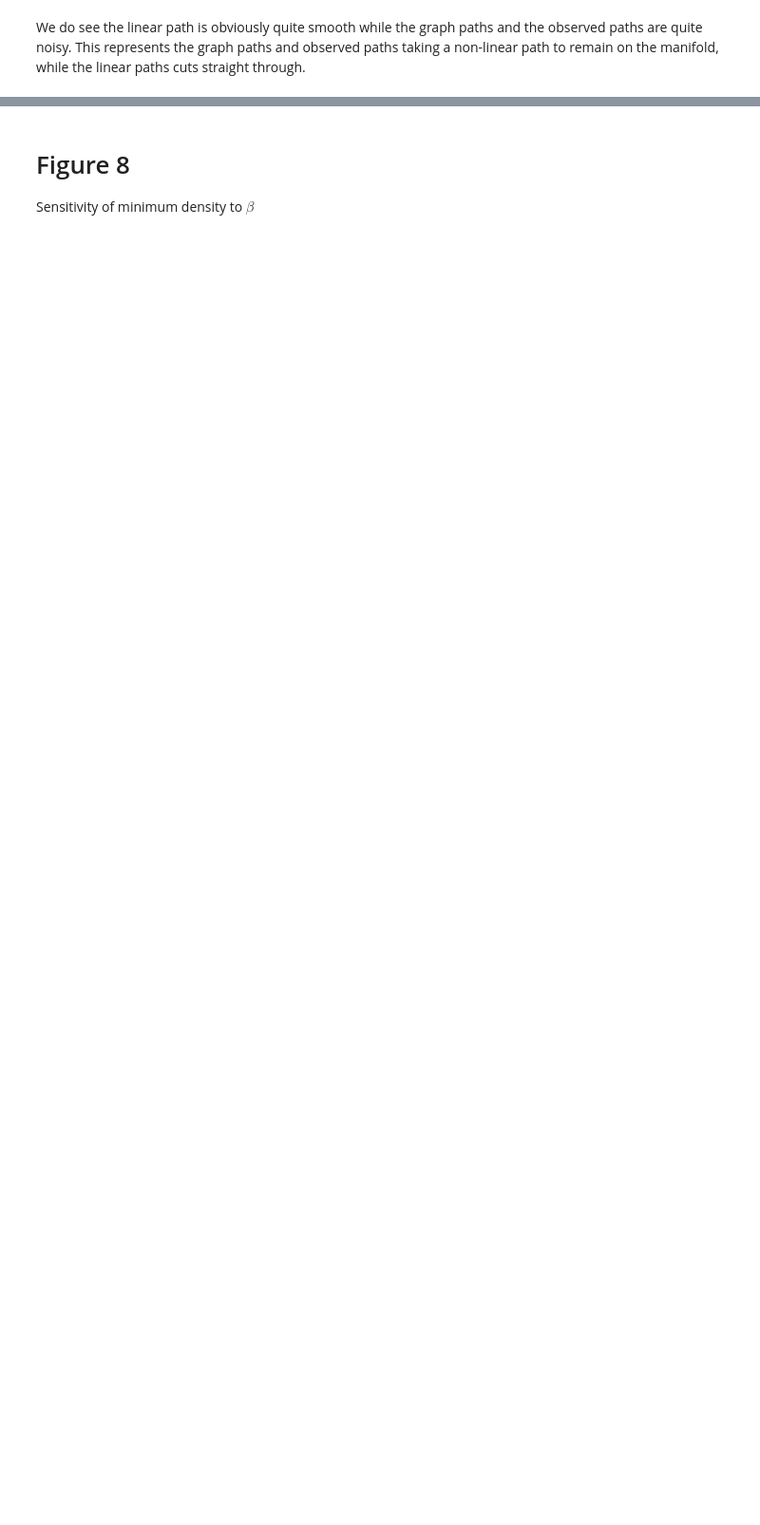
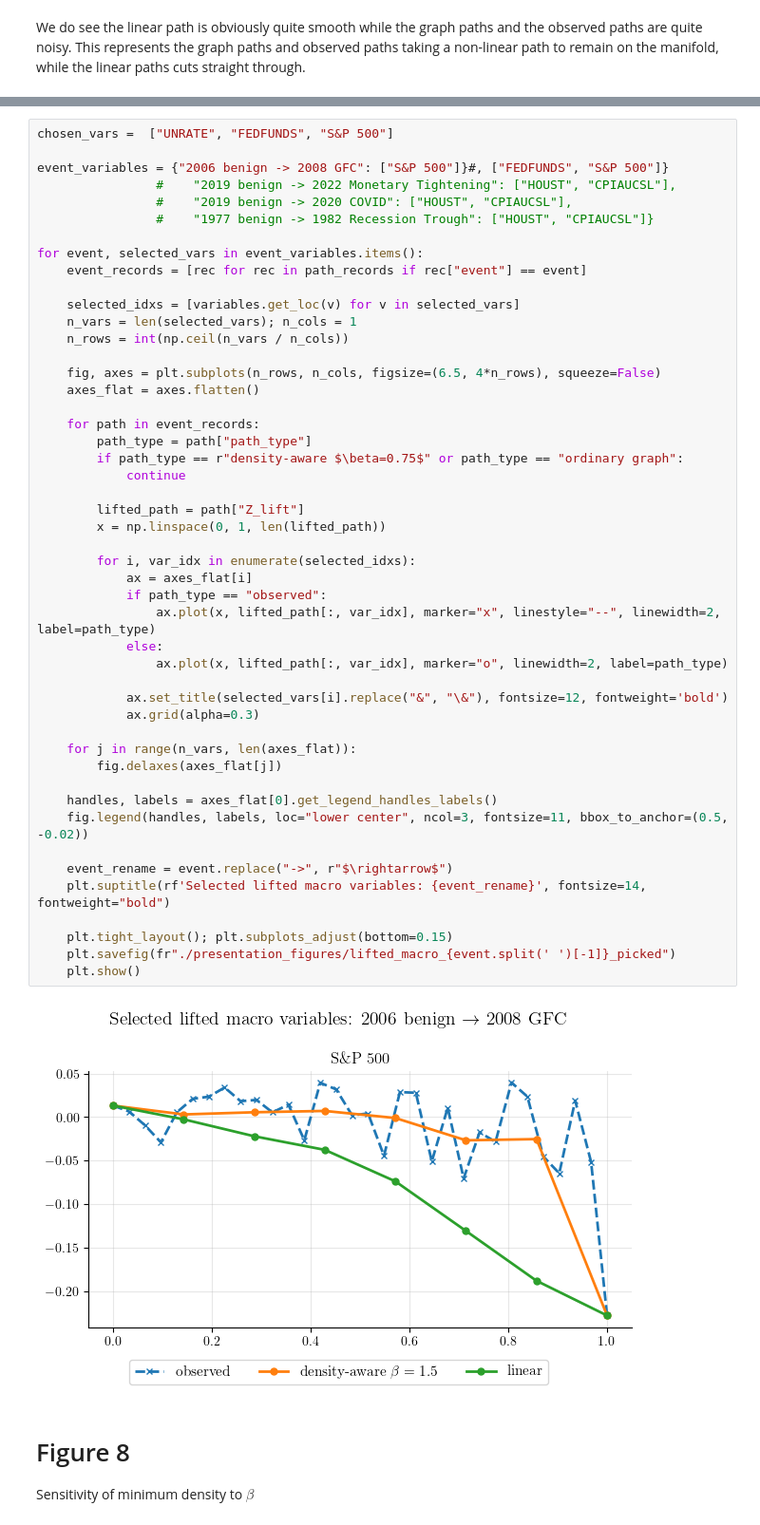
Before and after one commit to adamfowliee/JDKF_Starter, a Jupyter notebook: dissertation_brief/brief_phase7.ipynb, the cells around one changed output, grey strips where cells are left out. Shown at 95% size. Cells and saved outputs as stored; diff of their text form; blank space fills up the shorter version.

Commit message:
further on presentation

```diff
--- a/dissertation_brief/brief_phase7.ipynb
+++ b/dissertation_brief/brief_phase7.ipynb
@@ -495,3 +563,53 @@ We do see the linear path is obviously quite smooth while the graph paths and th
+# %%
+chosen_vars =  ["UNRATE", "FEDFUNDS", "S&P 500"]
+
+event_variables = {"2006 benign -> 2008 GFC": ["S&P 500"]}#, ["FEDFUNDS", "S&P 500"]}
+                #    "2019 benign -> 2022 Monetary Tightening": ["HOUST", "CPIAUCSL"],
+                #    "2019 benign -> 2020 COVID": ["HOUST", "CPIAUCSL"],
+                #    "1977 benign -> 1982 Recession Trough": ["HOUST", "CPIAUCSL"]}
+
+for event, selected_vars in event_variables.items():
+    event_records = [rec for rec in path_records if rec["event"] == event]
+
+    selected_idxs = [variables.get_loc(v) for v in selected_vars]
+    n_vars = len(selected_vars); n_cols = 1
+    n_rows = int(np.ceil(n_vars / n_cols))
+
+    fig, axes = plt.subplots(n_rows, n_cols, figsize=(6.5, 4*n_rows), squeeze=False)
+    axes_flat = axes.flatten()
+
+    for path in event_records:
+        path_type = path["path_type"]
+        if path_type == r"density-aware $\beta=0.75$" or path_type == "ordinary graph":
+            continue
+
+        lifted_path = path["Z_lift"]
+        x = np.linspace(0, 1, len(lifted_path))
+
+        for i, var_idx in enumerate(selected_idxs):
+            ax = axes_flat[i]
+            if path_type == "observed":
+                ax.plot(x, lifted_path[:, var_idx], marker="x", linestyle="--", linewidth=2, label=path_type)
+            else:
+                ax.plot(x, lifted_path[:, var_idx], marker="o", linewidth=2, label=path_type)
+
+            ax.set_title(selected_vars[i].replace("&", "\&"), fontsize=12, fontweight='bold')
+            ax.grid(alpha=0.3)
+
+    for j in range(n_vars, len(axes_flat)):
+        fig.delaxes(axes_flat[j])
+
+    handles, labels = axes_flat[0].get_legend_handles_labels()
+    fig.legend(handles, labels, loc="lower center", ncol=3, fontsize=11, bbox_to_anchor=(0.5, -0.02))
+
+    event_rename = event.replace("->", r"$\rightarrow$")
+    plt.suptitle(rf'Selected lifted macro variables: {event_rename}', fontsize=14, fontweight="bold")
+
+    plt.tight_layout(); plt.subplots_adjust(bottom=0.15)
+    plt.savefig(fr"./presentation_figures/lifted_macro_{event.split(' ')[-1]}_picked")
+    plt.show()
+# %% [output]
+[figure, added]
 # %% [markdown]
 # Figure 8
 Sensitivity of minimum density to $\beta$
```
Also changed, not shown: parts of 7 cells of this notebook, 19 other files.
